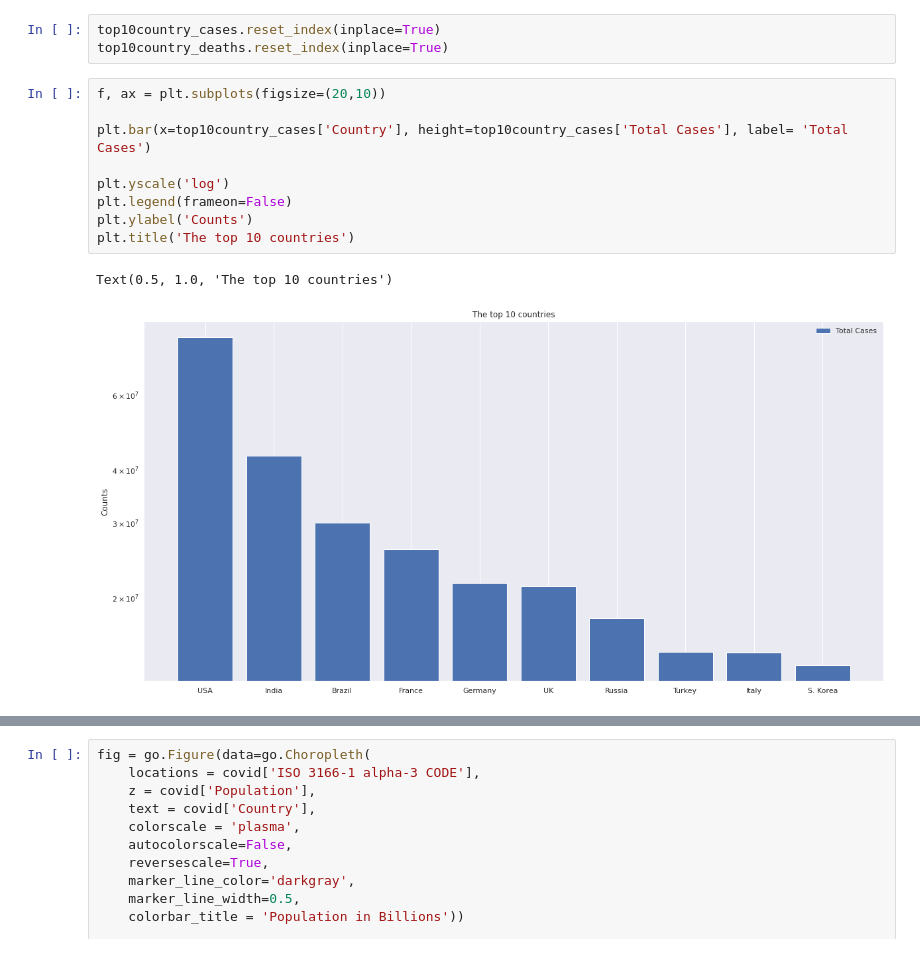
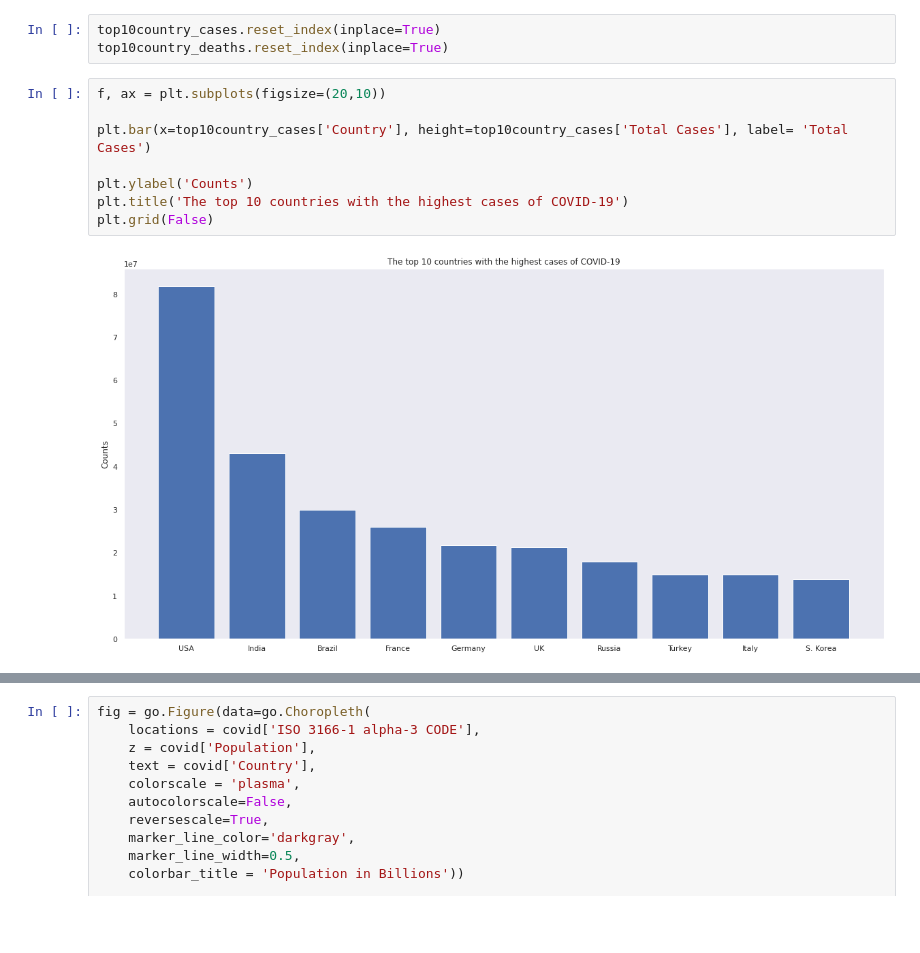
Before and after one commit to DariaPrzytula/Data-Science, a Jupyter notebook: COVID_19_Coronavirus_Pandemic.ipynb, the cells around one changed output, grey strips where cells are left out. Saved outputs shown, nothing was run; the diff lists cells and outputs as text; blank space fills up the shorter version.

```diff
--- a/COVID_19_Coronavirus_Pandemic.ipynb
+++ b/COVID_19_Coronavirus_Pandemic.ipynb
@@ -209,15 +209,13 @@ top10country_deaths.reset_index(inplace=True)
 # %%
 f, ax = plt.subplots(figsize=(20,10))
 
 plt.bar(x=top10country_cases['Country'], height=top10country_cases['Total Cases'], label= 'Total Cases')
 
-plt.yscale('log')
-plt.legend(frameon=False)
 plt.ylabel('Counts')
-plt.title('The top 10 countries')
+plt.title('The top 10 countries with the highest cases of COVID-19')
+plt.grid(False)
 # %% [output]
-Text(0.5, 1.0, 'The top 10 countries')
-[figure, old version]
+[figure, new version]
 # %%
 f, ax = plt.subplots(figsize=(20,10))
 
```
Also changed, not shown: parts of 1 cell of this notebook.
